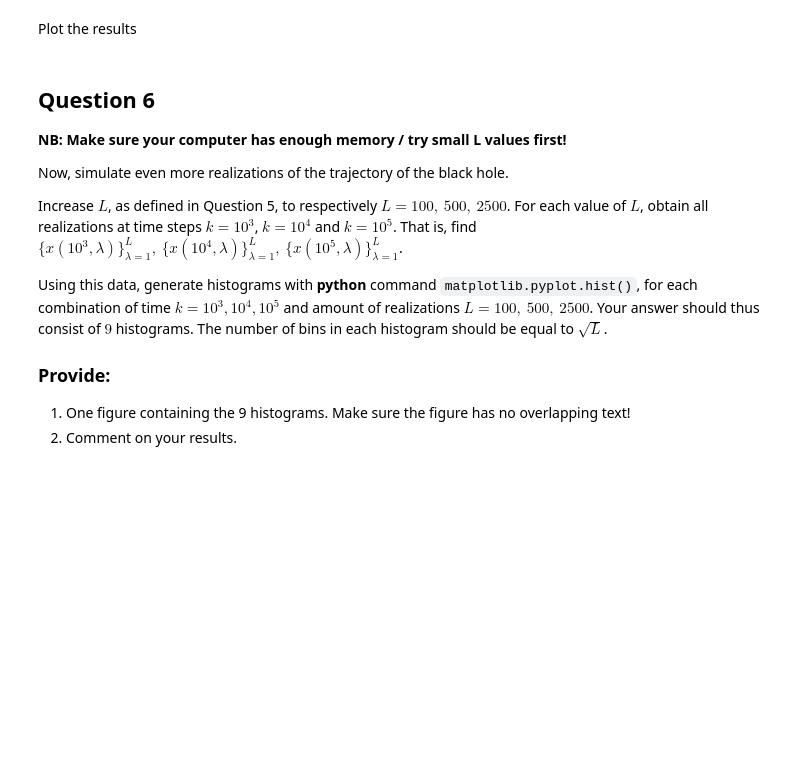
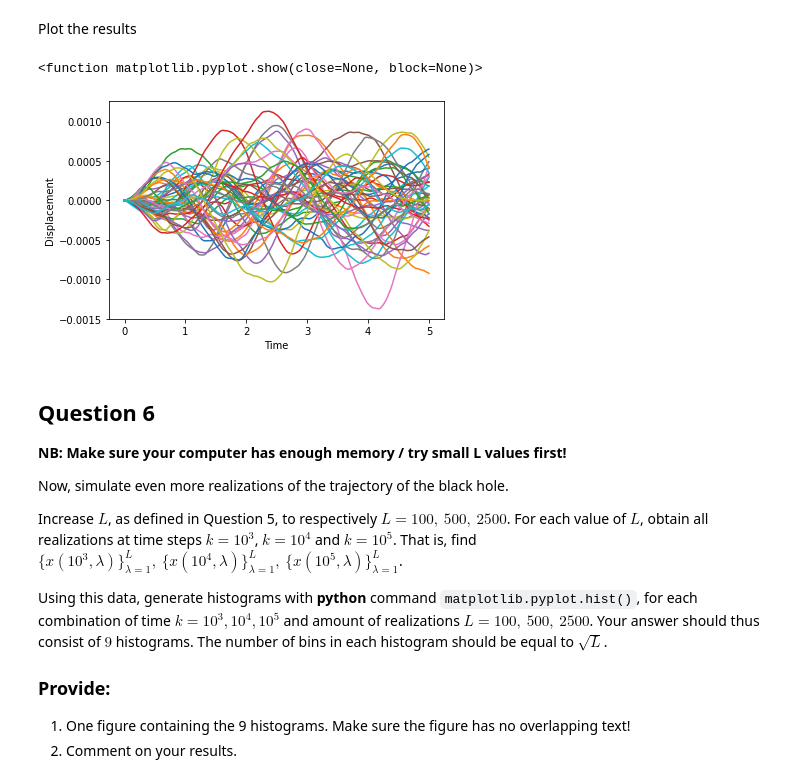
Before and after one commit to reinaartvanloon/SSA, a Jupyter notebook: Python1_Template.ipynb, the cells around one changed output. Drawn from its saved outputs; the diff is of its cells as text; code cells hidden in the pictures; blank space fills up the shorter version.

```diff
--- a/Python1_Template.ipynb
+++ b/Python1_Template.ipynb
@@ -129,17 +186,24 @@ w =
+# %%
+L = 50
+x = np.zeros((N,L))
+w = np.random.normal(size=(N,L))
 # %% [markdown]
 Perform L realizations of the difference equation
 # %%
 for l in range(L):
     for k in range(N-2):
-        x[] =
+        x[k+2,l] = b3*w[k+2,l]-b2*x[k,l]-b1*x[k+1,l]
 # %% [markdown]
 Plot the results
 # %%
 plt.figure(2)
-plt.plot()
+plt.plot(np.arange(N)*dt,x)
 plt.xlabel('Time')
 plt.ylabel('Displacement')
 plt.show
+# %% [output]
+<function matplotlib.pyplot.show(close=None, block=None)>
+[figure, added]
 # %% [markdown]
 ## Question 6
 
```
Also changed, not shown: parts of 43 cells of this notebook.
